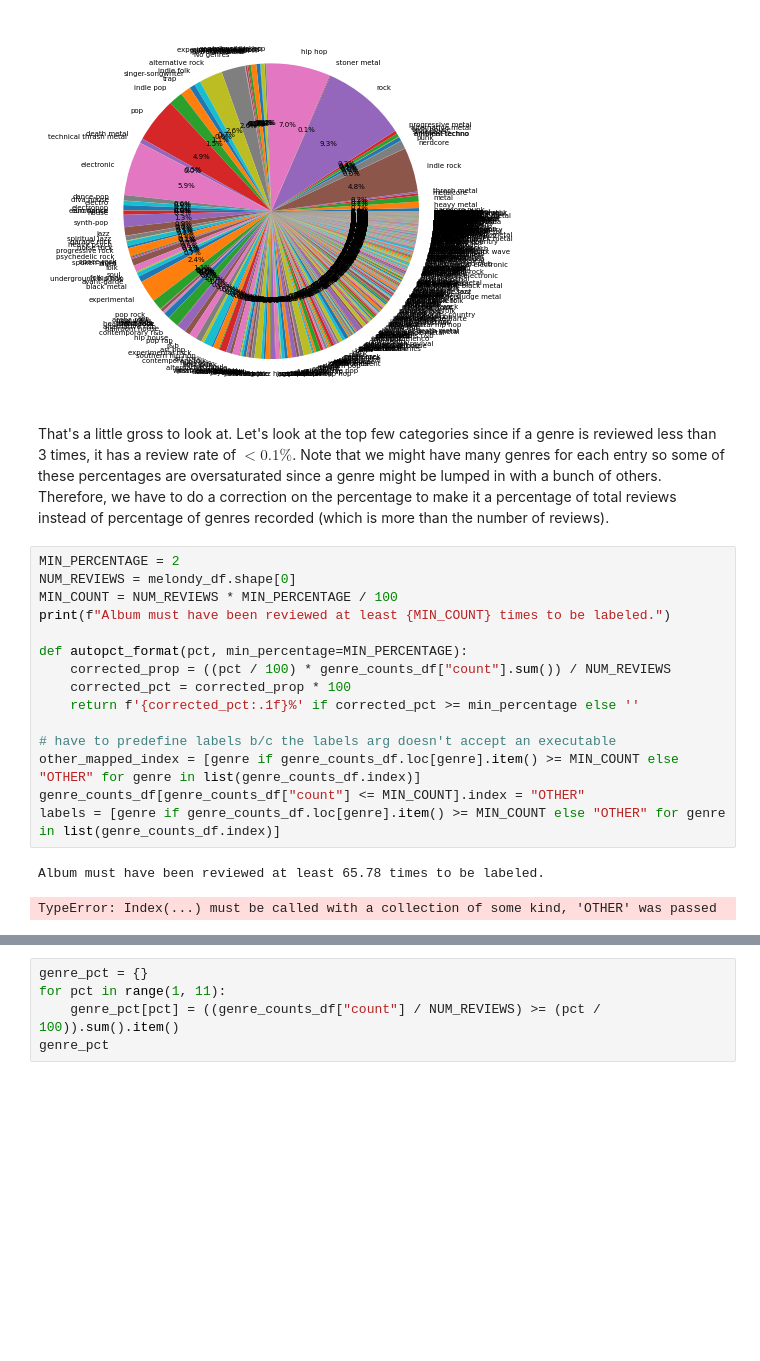
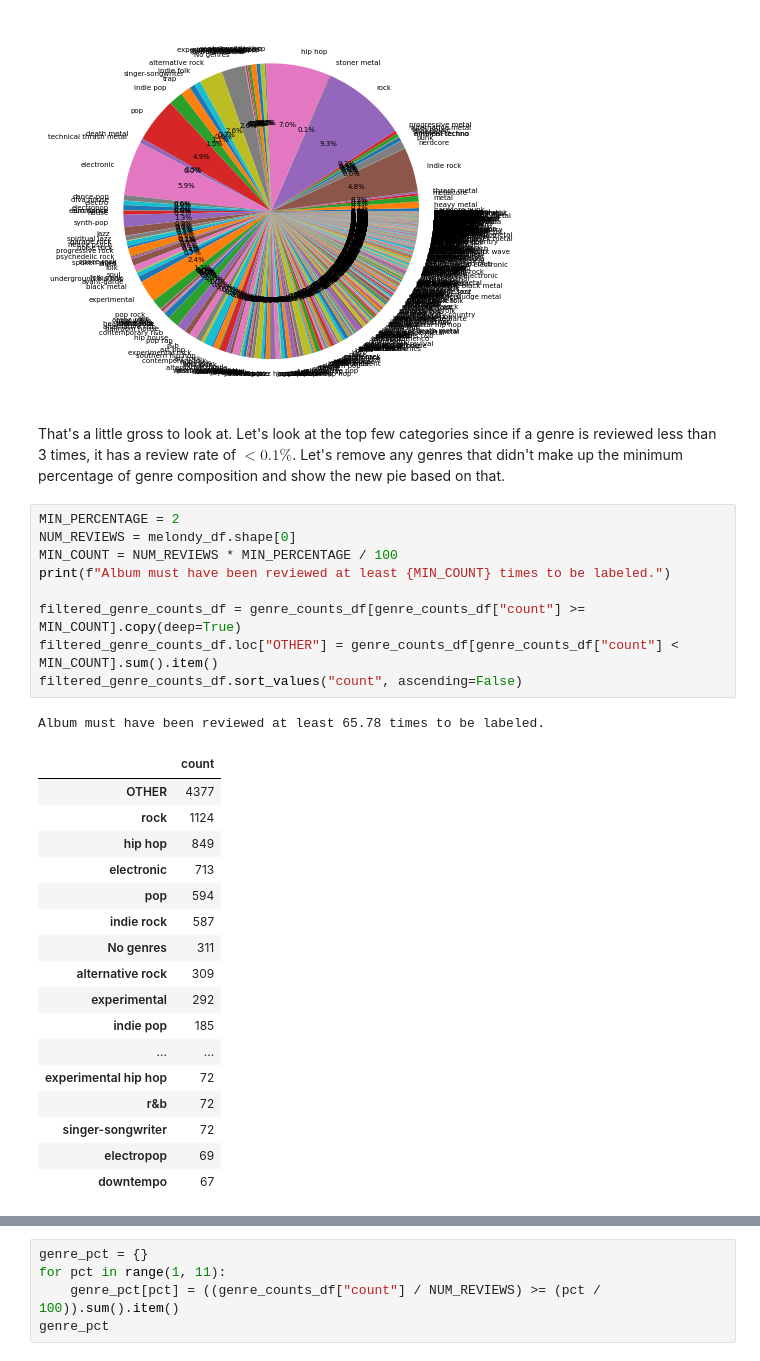
Before and after one commit to romankouz/FantAIno, a Jupyter notebook: EDA/genres.ipynb, the cells around one changed output, grey strips where cells are left out. Saved outputs shown, nothing was run; the diff lists cells and outputs as text; blank space fills up the shorter version.

```diff
--- a/EDA/genres.ipynb
+++ b/EDA/genres.ipynb
@@ -75,23 +76,33 @@ _ = plt.pie(
 # %% [output]
 [figure]
 # %% [markdown]
-That's a little gross to look at. Let's look at the top few categories since if a genre is reviewed less than 3 times, it has a review rate of $<0.1\%$. Note that we might have many genres for each entry so some of these percentages are oversaturated since a genre might be lumped in with a bunch of others. Therefore, we have to do a correction on the percentage to make it a percentage of total reviews instead of percentage of genres recorded (which is more than the number of reviews).
+That's a little gross to look at. Let's look at the top few categories since if a genre is reviewed less than 3 times, it has a review rate of $<0.1\%$. Let's remove any genres that didn't make up the minimum percentage of genre composition and show the new pie based on that.
 # %%
 MIN_PERCENTAGE = 2
 NUM_REVIEWS = melondy_df.shape[0]
 MIN_COUNT = NUM_REVIEWS * MIN_PERCENTAGE / 100
 print(f"Album must have been reviewed at least {MIN_COUNT} times to be labeled.")
 
-def autopct_format(pct, min_percentage=MIN_PERCENTAGE):
-    corrected_prop = ((pct / 100) * genre_counts_df["count"].sum()) / NUM_REVIEWS
-    corrected_pct = corrected_prop * 100
-    return f'{corrected_pct:.1f}%' if corrected_pct >= min_percentage else ''
-
-# have to predefine labels b/c the labels arg doesn't accept an executable
-other_mapped_index = [genre if genre_counts_df.loc[genre].item() >= MIN_COUNT else "OTHER" for genre in list(genre_counts_df.index)]
-genre_counts_df[genre_counts_df["count"] <= MIN_COUNT].index = "OTHER"
-labels = [genre if genre_counts_df.loc[genre].item() >= MIN_COUNT else "OTHER" for genre in list(genre_counts_df.index)]
+filtered_genre_counts_df = genre_counts_df[genre_counts_df["count"] >= MIN_COUNT].copy(deep=True)
+filtered_genre_counts_df.loc["OTHER"] = genre_counts_df[genre_counts_df["count"] < MIN_COUNT].sum().item()
+filtered_genre_counts_df.sort_values("count", ascending=False)
 # %% [output]
 Album must have been reviewed at least 65.78 times to be labeled.
-TypeError: Index(...) must be called with a collection of some kind, 'OTHER' was passed
+|  | count |
+| OTHER | 4377 |
+| rock | 1124 |
+| hip hop | 849 |
+| electronic | 713 |
+| pop | 594 |
+| indie rock | 587 |
+| No genres | 311 |
+| alternative rock | 309 |
+| experimental | 292 |
+| indie pop | 185 |
+| ... | ... |
+| experimental hip hop | 72 |
+| r&b | 72 |
+| singer-songwriter | 72 |
+| electropop | 69 |
+| downtempo | 67 |
 # %%
```
Also changed, not shown: parts of 7 cells of this notebook, 16 other files.
